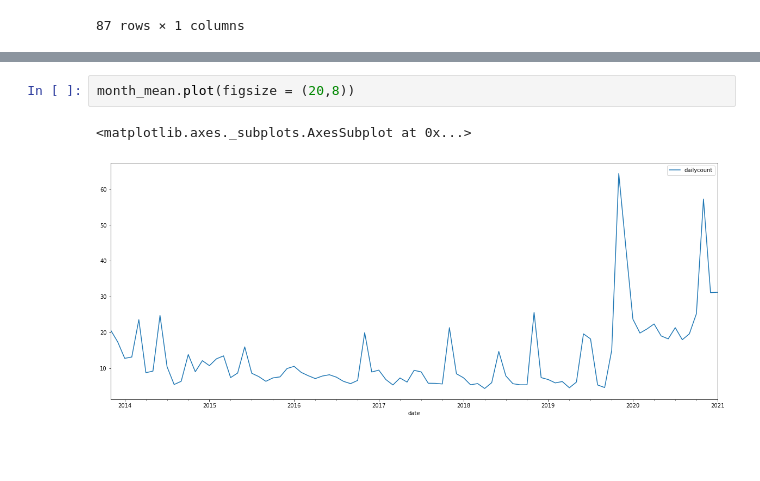
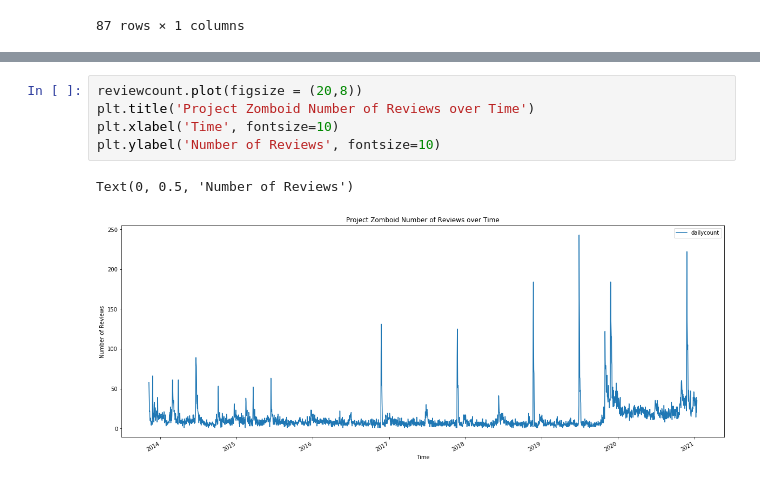
Before and after one commit to Moses-Lin/projectzomboidtimeseries, a Jupyter notebook: EDA.ipynb, the cells around one changed output, grey strips where cells are left out. Drawn from its saved outputs; the diff is of its cells as text; blank space fills up the shorter version.

```diff
--- a/EDA.ipynb
+++ b/EDA.ipynb
@@ -220,5 +215,8 @@ reviewcount.plot(figsize = (20,8))
-# %%
-month_mean.plot(figsize = (20,8))
-# %% [output]
-<matplotlib.axes._subplots.AxesSubplot at 0x...>
-[figure, removed]
+# %%
+reviewcount.plot(figsize = (20,8))
+plt.title('Project Zomboid Number of Reviews over Time')
+plt.xlabel('Time', fontsize=10)
+plt.ylabel('Number of Reviews', fontsize=10)
+# %% [output]
+Text(0, 0.5, 'Number of Reviews')
+[figure, added]
```
Also changed, not shown: parts of 8 cells of this notebook.
